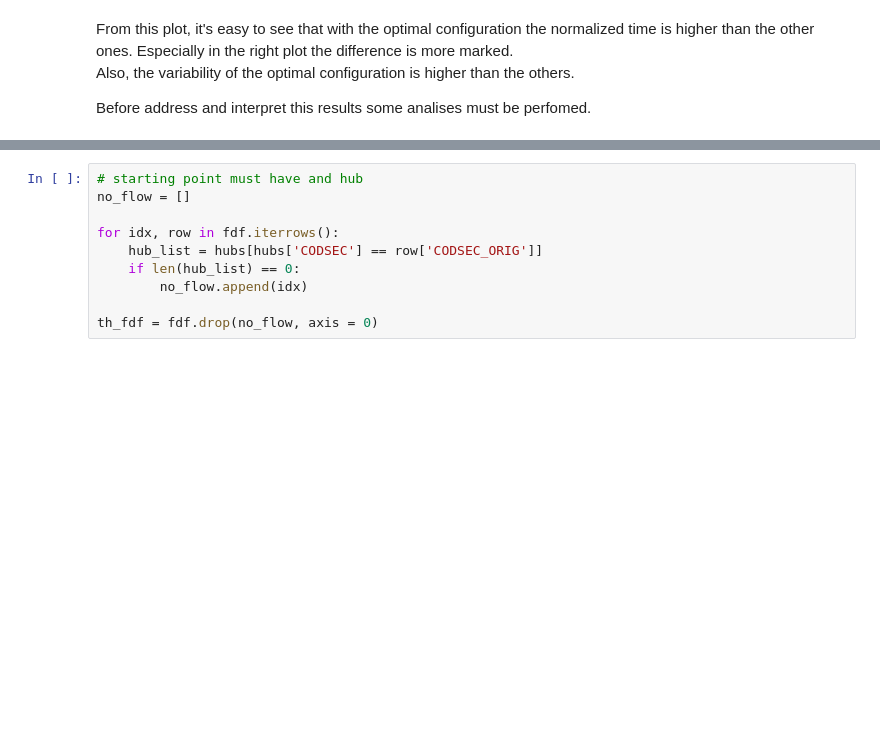
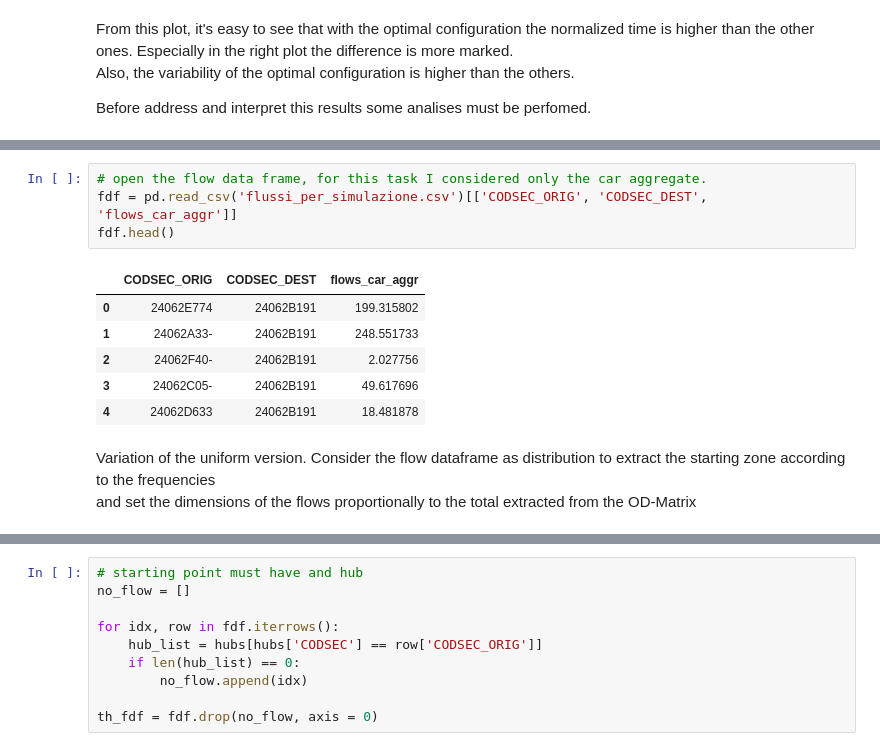
Before and after one commit to AndreaFrasson/Geospatial-Analitics, a Jupyter notebook: Project_12.ipynb, the cells around one changed output, grey strips where cells are left out. Cells and saved outputs as stored; diff of their text form; blank space fills up the shorter version.

```diff
--- a/Project_12.ipynb
+++ b/Project_12.ipynb
@@ -579,3 +608,17 @@ fdf = pd.read_csv('flussi_per_simulazione.csv')[['CODSEC_ORIG', 'CODSEC_DEST', '
+# %%
+# open the flow data frame, for this task I considered only the car aggregate.
+fdf = pd.read_csv('flussi_per_simulazione.csv')[['CODSEC_ORIG', 'CODSEC_DEST', 'flows_car_aggr']]
+fdf.head()
+# %% [output]
+|  | CODSEC_ORIG | CODSEC_DEST | flows_car_aggr |
+| 0 | 24062E774 | 24062B191 | 199.315802 |
+| 1 | 24062A33- | 24062B191 | 248.551733 |
+| 2 | 24062F40- | 24062B191 | 2.027756 |
+| 3 | 24062C05- | 24062B191 | 49.617696 |
+| 4 | 24062D633 | 24062B191 | 18.481878 |
+# %% [markdown]
+Variation of the uniform version. Consider the flow dataframe as distribution to extract the starting zone according to the frequencies <br>
+and set the dimensions of the flows proportionally to the total extracted from the OD-Matrix
 # %%
 def create_demand_proportional(hubs, fdf, n = 100):
     # city center definition
```
Also changed, not shown: parts of 29 cells of this notebook, 9 other files.
